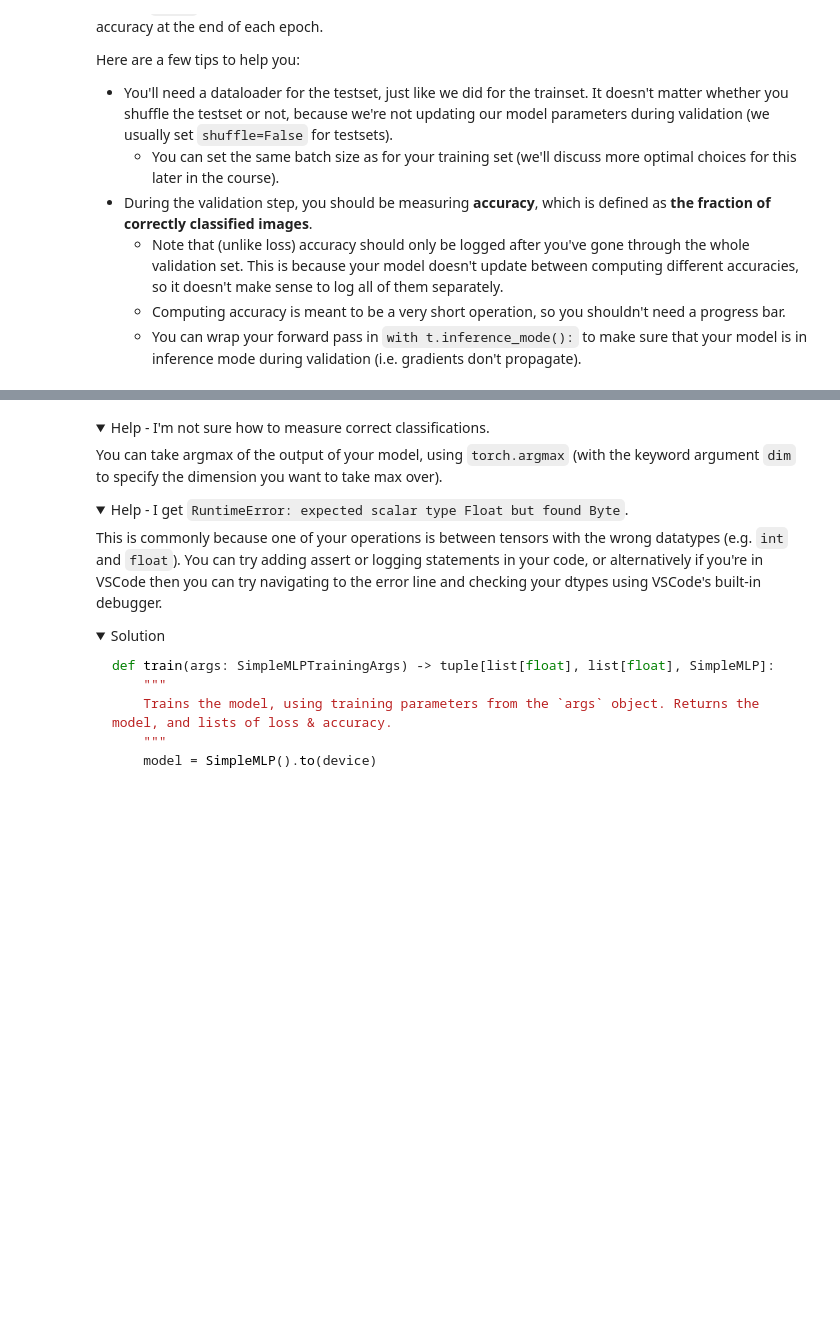
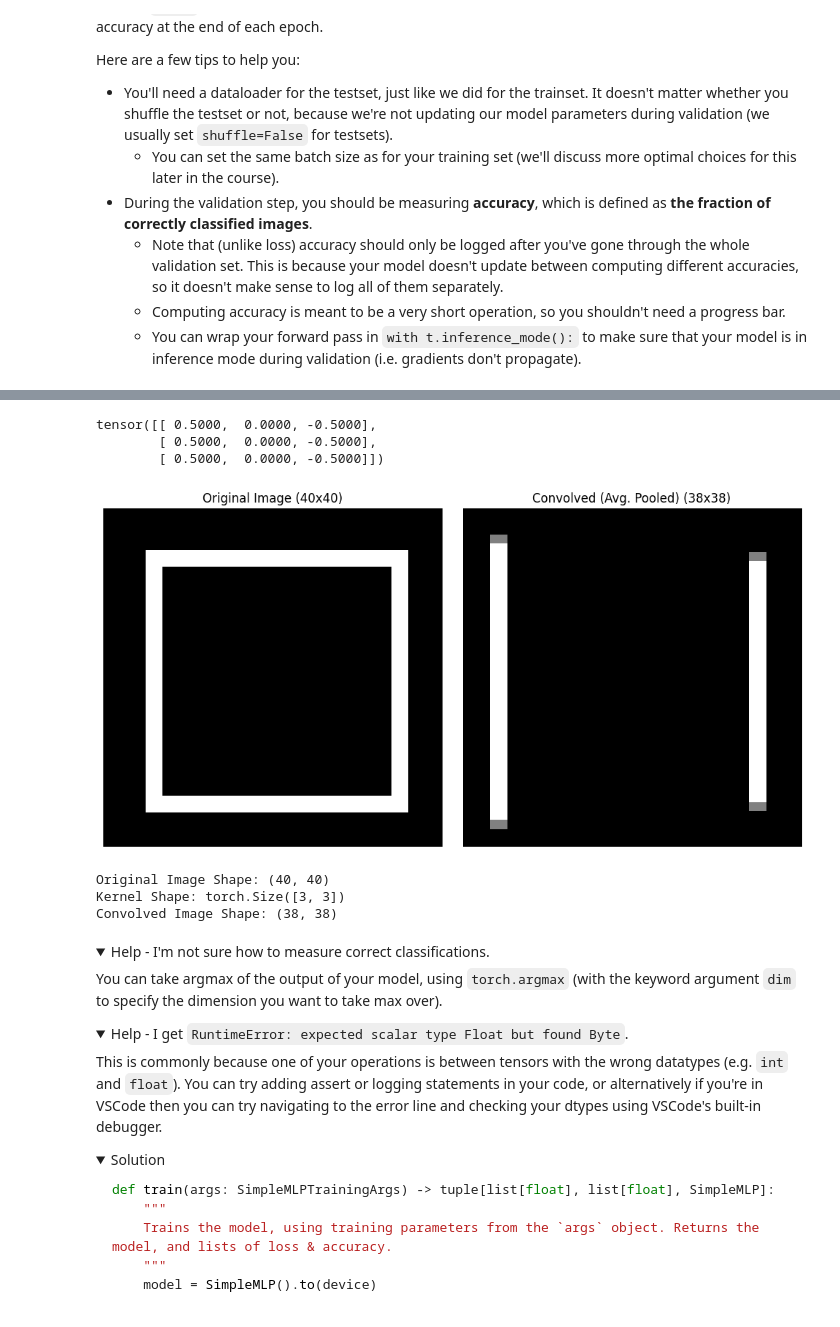
Before and after one commit to andreas-he/arena, a Jupyter notebook: chapter0_fundamentals/exercises/part2_cnns/0.2_CNNs_&_ResNets_exercises.ipynb, the cells around one changed output, grey strips where cells are left out. Cells and saved outputs as stored; diff of their text form; code cells hidden in the pictures; folded sections open; blank space fills up the shorter version.

```diff
--- a/chapter0_fundamentals/exercises/part2_cnns/0.2_CNNs_&_ResNets_exercises.ipynb
+++ b/chapter0_fundamentals/exercises/part2_cnns/0.2_CNNs_&_ResNets_exercises.ipynb
@@ -1199,6 +1199,68 @@ line(
 )
 # %% [output]
 [interactive output not drawn]
+# %%
+import numpy as np
+from scipy.signal import convolve2d
+import matplotlib.pyplot as plt
+
+# 1. Create a larger image (40x40) with structure (hollow rectangle)
+image_size = 40
+original_image = np.zeros((image_size, image_size), dtype=np.float32) # Black background
+
+# Define rectangle boundaries (adjust thickness by changing the range)
+top_row, bottom_row = 5, image_size - 6
+left_col, right_col = 5, image_size - 6
+thickness = 2 # Make lines thicker
+
+# Draw rectangle (set pixels to 1.0 for white)
+original_image[top_row:bottom_row+thickness, left_col:left_col+thickness] = 1.0 # Top-left corner area
+original_image[top_row:bottom_row+thickness, right_col:right_col+thickness] = 1.0 # Top-right corner area
+original_image[top_row:top_row+thickness, left_col:right_col+thickness] = 1.0 # Top edge area
+original_image[bottom_row:bottom_row+thickness, left_col:right_col+thickness] = 1.0 # Bottom edge area
+
+
+# 2. Define the 3x3 average pooling kernel (remains the same)
+kernel = np.ones((2, 2), dtype=np.float32) / 1.0
+
+kernel = t.tensor([0.5, 0.0, -0.5]).repeat((3, 1))
+
+print(kernel)
+
+# 3. Convolve the image with the kernel
+# 'valid' mode: output size will be (image_size - kernel_size + 1)
+convolved_image = convolve2d(original_image, kernel, mode='valid')
+
+# 4. Plot the original and convolved images
+fig, axes = plt.subplots(1, 2, figsize=(10, 5)) # Adjusted figure size
+
+# Plot Original Image
+axes[0].imshow(original_image, cmap='gray', vmin=0, vmax=1)
+axes[0].set_title(f'Original Image ({original_image.shape[0]}x{original_image.shape[1]})')
+axes[0].axis('off')
+
+# Plot Convolved Image
+axes[1].imshow(convolved_image, cmap='gray', vmin=0, vmax=1)
+axes[1].set_title(f'Convolved (Avg. Pooled) ({convolved_image.shape[0]}x{convolved_image.shape[1]})')
+axes[1].axis('off')
+
+plt.tight_layout()
+plt.show()
+
+print("Original Image Shape:", original_image.shape)
+print("Kernel Shape:", kernel.shape)
+print("Convolved Image Shape:", convolved_image.shape)
+# Optional: Print a small section if needed, full arrays are large
+# print("\nOriginal Image Tensor (Top-Left Corner):\n", original_image[0:8, 0:8])
+# print("\nConvolved Image Tensor (Top-Left Corner):\n", convolved_image[0:6, 0:6])
+# %% [output]
+tensor([[ 0.5000,  0.0000, -0.5000],
+        [ 0.5000,  0.0000, -0.5000],
+        [ 0.5000,  0.0000, -0.5000]])
+[figure, added]
+Original Image Shape: (40, 40)
+Kernel Shape: torch.Size([3, 3])
+Convolved Image Shape: (38, 38)
 # %% [markdown]
 <details>
 <summary>Help - I'm not sure how to measure correct classifications.</summary>
```
Also changed, not shown: parts of 8 cells of this notebook.
